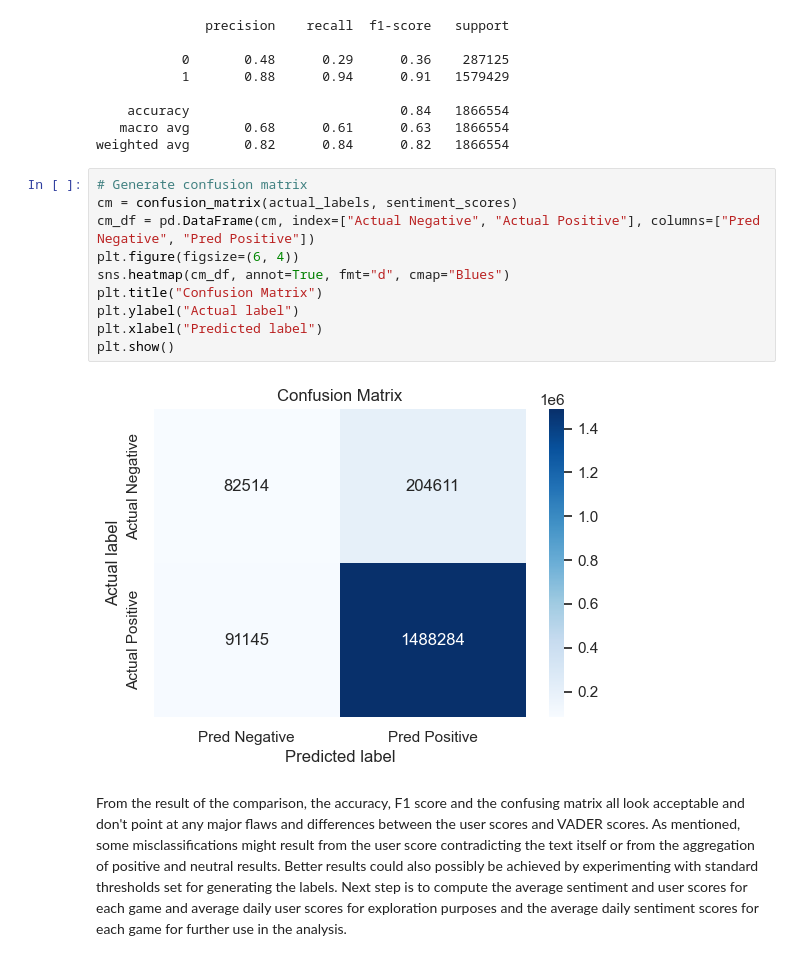
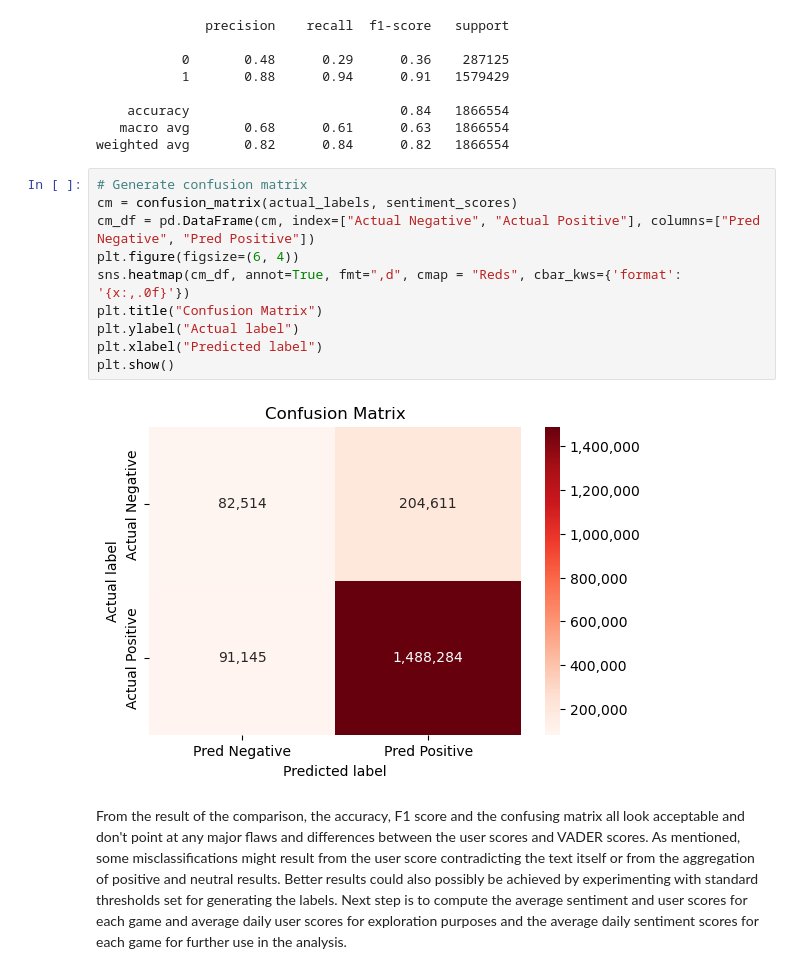
Before and after one commit to mapisz/Magisterka, a Jupyter notebook: sentiment_analysis.ipynb, the cells around one changed output. Cells and saved outputs as stored; diff of their text form.

```diff
--- a/sentiment_analysis.ipynb
+++ b/sentiment_analysis.ipynb
@@ -179,15 +179,15 @@ weighted avg       0.82      0.84      0.82   1866554
 # %%
 # Generate confusion matrix
 cm = confusion_matrix(actual_labels, sentiment_scores)
 cm_df = pd.DataFrame(cm, index=["Actual Negative", "Actual Positive"], columns=["Pred Negative", "Pred Positive"])
 plt.figure(figsize=(6, 4))
-sns.heatmap(cm_df, annot=True, fmt="d", cmap="Blues")
+sns.heatmap(cm_df, annot=True, fmt=",d", cmap = "Reds", cbar_kws={'format': '{x:,.0f}'})
 plt.title("Confusion Matrix")
 plt.ylabel("Actual label")
 plt.xlabel("Predicted label")
 plt.show()
 # %% [output]
-[figure, old version]
+[figure, new version]
 # %% [markdown]
 From the result of the comparison, the accuracy, F1 score and the confusing matrix all look acceptable and don't point at any major flaws and differences between the user scores and VADER scores. As mentioned, some misclassifications might result from the user score contradicting the text itself or from the aggregation of positive and neutral results. Better results could also possibly be achieved by experimenting with standard thresholds set for generating the labels.
 Next step is to compute the average sentiment and user scores for each game and average daily user scores for exploration purposes and the average daily sentiment scores for each game for further use in the analysis.
```
Also changed, not shown: parts of 6 cells of this notebook, 2 other files.
